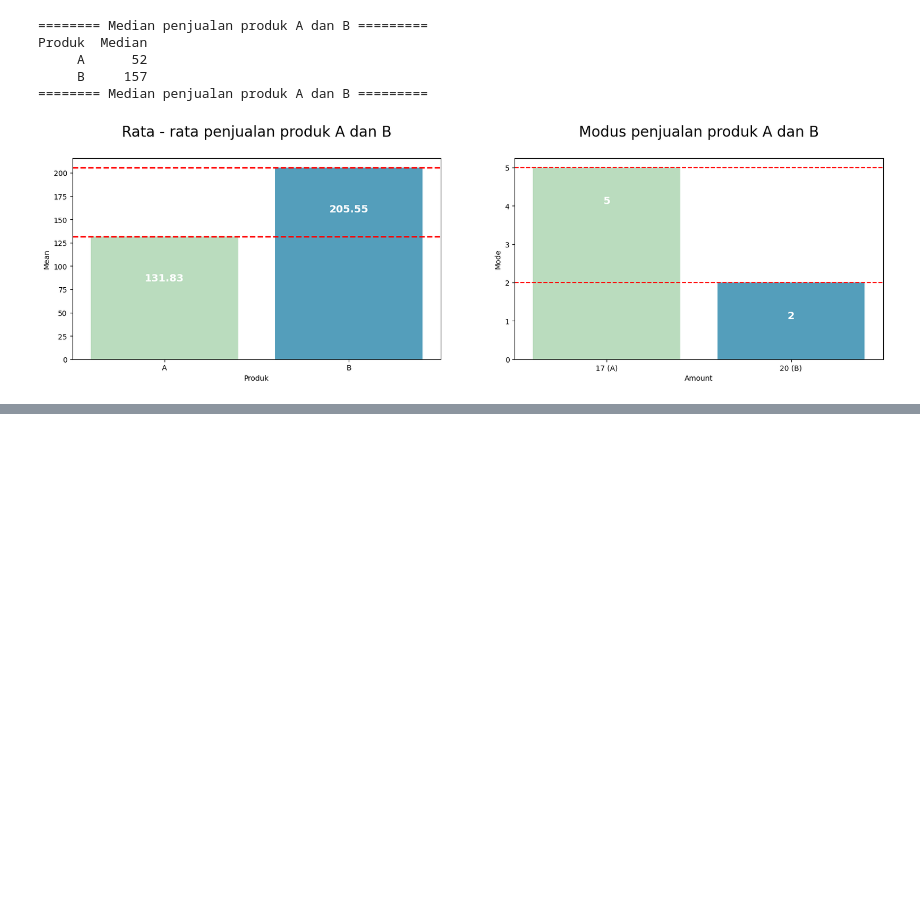
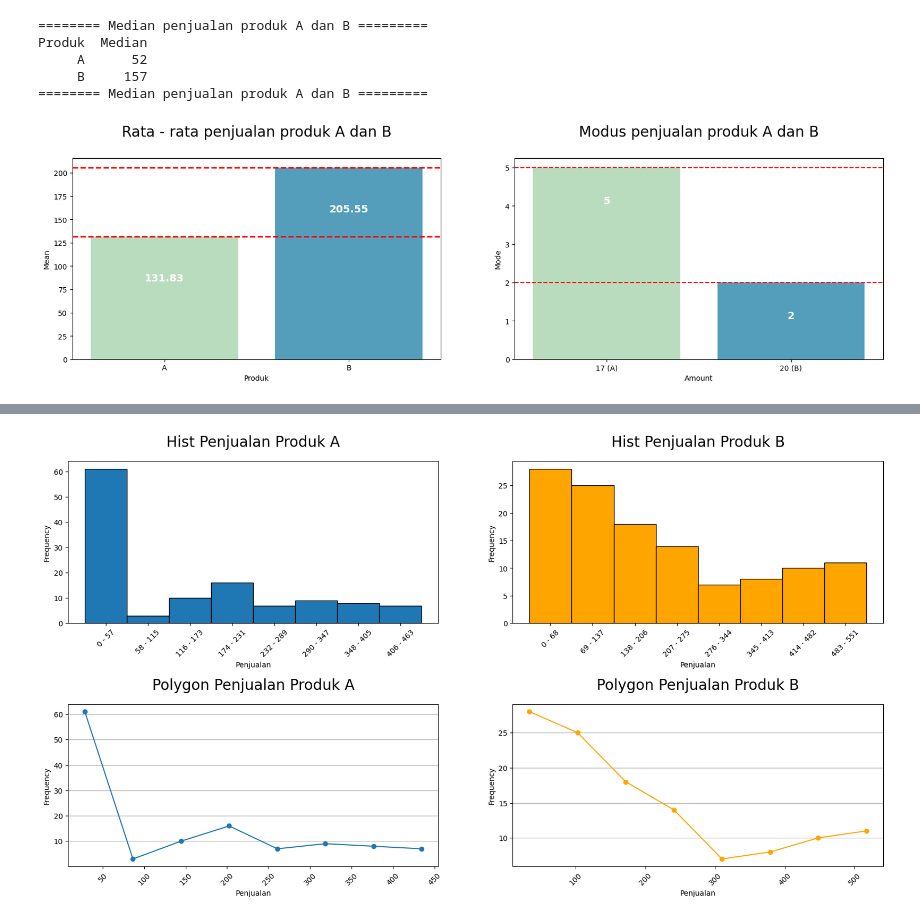
Before and after one commit to ardhptr21/StatProb, a Jupyter notebook: tasks/Coding Task 1.ipynb, the cells around one changed output, grey strips where cells are left out. Cells and saved outputs as stored; diff of their text form; code cells hidden in the pictures; blank space fills up the shorter version.

Commit message:
feat: create table distribution and make some visualitations

```diff
--- a/tasks/Coding Task 1.ipynb
+++ b/tasks/Coding Task 1.ipynb
@@ -157,0 +203,5 @@ Produk  Median
+# %%
+print(" FREQUENCY DISTRIBUTION PRODUK A ".center(50, "="))
+freq_a = get_frequency_distribution(df['sale_a'])
+print(freq_a.to_string(index=False))
+print(" FREQUENCY DISTRIBUTION PRODUK A".center(50, "="))
@@ -157,0 +220,5 @@ Produk  Median
+# %%
+print(" FREQUENCY DISTRIBUTION PRODUK B ".center(50, "="))
+freq_b = get_frequency_distribution(df['sale_b'])
+print(freq_b.to_string(index=False))
+print(" FREQUENCY DISTRIBUTION PRODUK B".center(50, "="))
@@ -157,0 +237,55 @@ Produk  Median
+# %%
+fig, ((ax1, ax2), (ax3, ax4)) = plt.subplots(2, 2, figsize=(20, 10))
+fig.subplots_adjust(hspace=0.5)
+
+# Hist Plot
+ax1.set_title("Hist Penjualan Produk A", fontsize=20, pad=20)
+ax1.bar(
+    freq_a['range'],
+    freq_a['frequency'],
+    width=1,
+    edgecolor='black',
+)
+ax1.set_xlabel("Penjualan")
+ax1.set_ylabel("Frequency")
+ax1.tick_params(axis='x', rotation=45)
+ax1.grid(axis='y')
+
+ax2.set_title("Hist Penjualan Produk B", fontsize=20, pad=20)
+ax2.bar(
+    freq_b['range'],
+    freq_b['frequency'],
+    width=1,
+    edgecolor='black',
+    color='orange',
+)
+ax2.set_xlabel("Penjualan")
+ax2.set_ylabel("Frequency")
+ax2.tick_params(axis='x', rotation=45)
+ax1.grid(axis='y')
+
+# Polygon Plot
+ax3.set_title("Polygon Penjualan Produk A", fontsize=20, pad=20)
+ax3.plot(
+    freq_a['midpoint'],
+    freq_a['frequency'],
+    marker='o',
+)
+ax3.set_xlabel("Penjualan")
+ax3.set_ylabel("Frequency")
+ax3.tick_params(axis='x', rotation=45)
+ax3.grid(axis='y')
+
+ax4.set_title("Polygon Penjualan Produk B", fontsize=20, pad=20)
+ax4.plot(
+    freq_b['midpoint'],
+    freq_b['frequency'],
+    marker='o',
+    color='orange',
+)
+ax4.set_xlabel("Penjualan")
+ax4.set_ylabel("Frequency")
+ax4.tick_params(axis='x', rotation=45)
+ax4.grid(axis='y')
+# %% [output]
+[figure, added]
```
Also changed, not shown: parts of 6 cells of this notebook.
